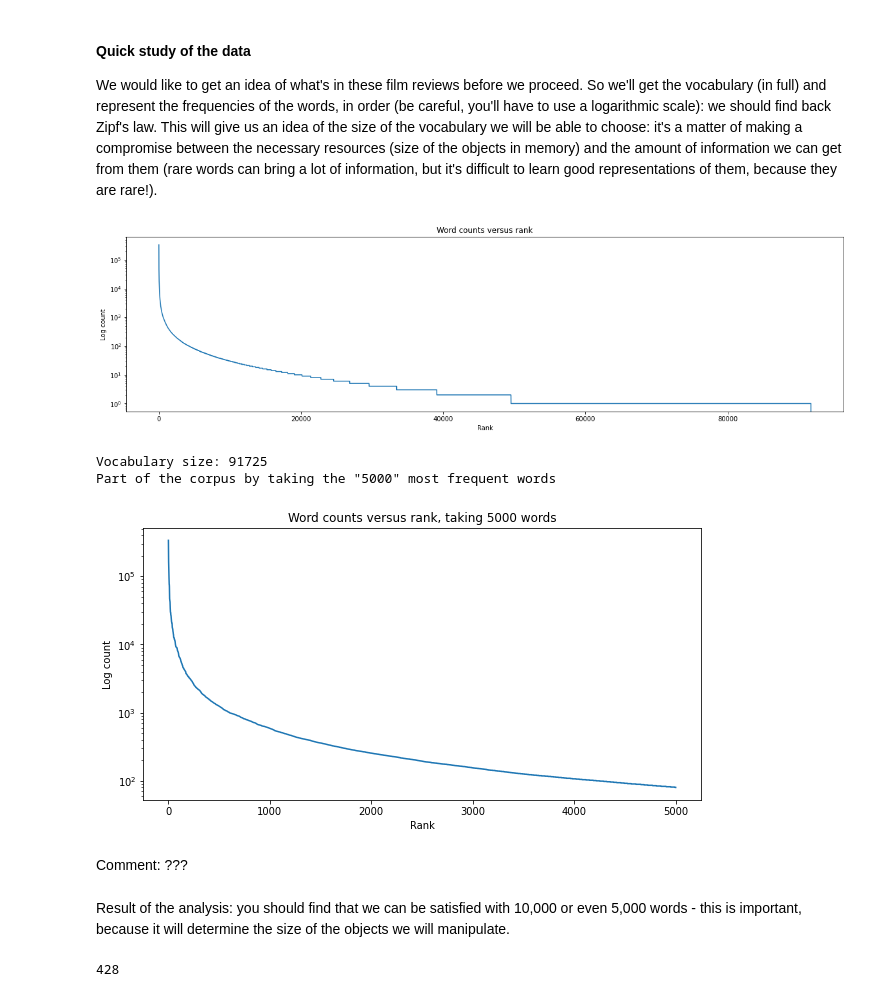
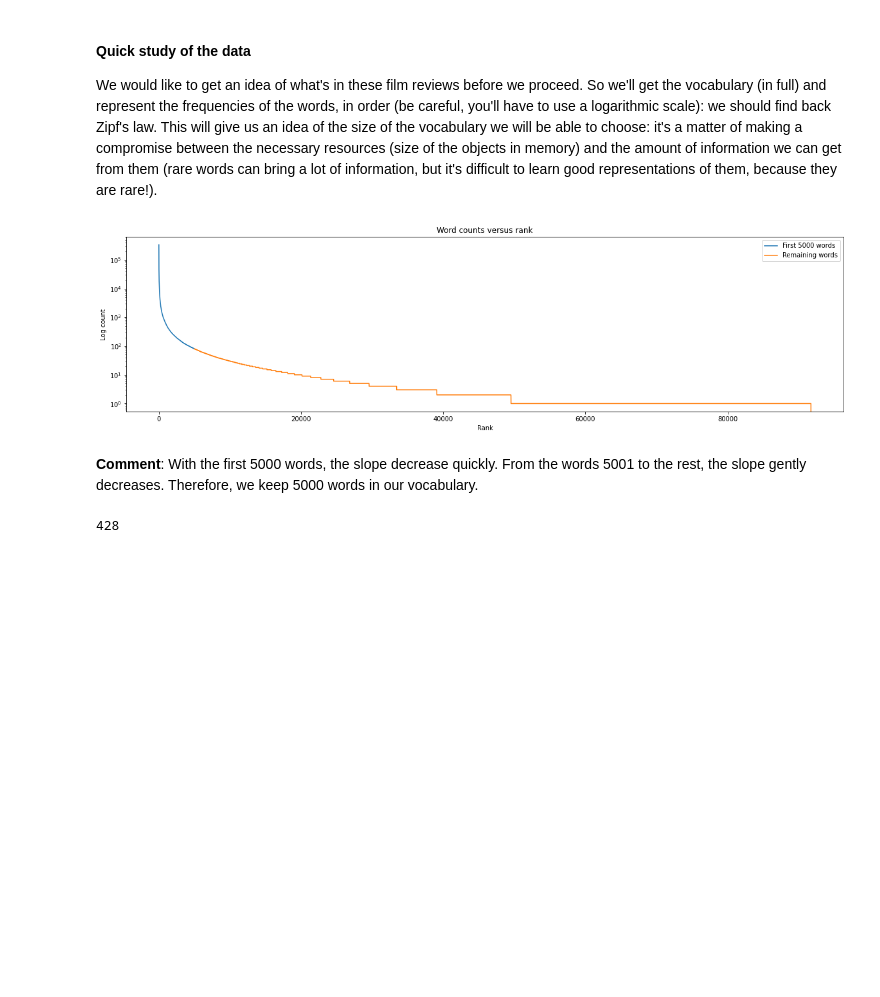
Before and after one commit to nguyenhaidang94/TextMining, a Jupyter notebook: Notebook_Dang.ipynb, the cells around one changed output. Saved outputs shown, nothing was run; the diff lists cells and outputs as text; code cells hidden in the pictures; blank space fills up the shorter version.

```diff
--- a/Notebook_Dang.ipynb
+++ b/Notebook_Dang.ipynb
@@ -898,38 +913,24 @@ We're going to work with the **imdb** data.
 We would like to get an idea of what's in these film reviews before we proceed. So we'll get the vocabulary (in full) and represent the frequencies of the words, in order (be careful, you'll have to use a logarithmic scale): we should find back Zipf's law. This will give us an idea of the size of the vocabulary we will be able to choose: it's a matter of making a compromise between the necessary resources (size of the objects in memory) and the amount of information we can get from them (rare words can bring a lot of information, but it's difficult to learn good representations of them, because they are rare!).
 # %%
 # We would like to display the curve of word frequencies given their rank (index) in the vocabulary
-vocab, word_counts = vocabulary(texts)
-ranks = np.arange(1, len(vocab)+1)
-counts = list(word_counts.values())
+# vocab, word_counts = vocabulary(texts)
+# ranks = np.arange(1, len(vocab)+1)
+# counts = list(word_counts.values())
 
+k=5000
 plt.figure(figsize=(20,5))
 plt.title('Word counts versus rank')
-plt.plot(ranks, counts)
+plt.plot(ranks[:k], counts[:k], label='First 5000 words')
+plt.plot(ranks[k:], counts[k:], label='Remaining words')
 plt.yscale('log')
 plt.xlabel("Rank")
 plt.ylabel("Log count")
+plt.legend()
 plt.show()
-
-# We would like to know how much of the data is represented by the 'k' most frequent words
-print('Vocabulary size: %i' % len(vocab))
-
-print('Part of the corpus by taking the "5000" most frequent words')
-plt.figure(figsize=(10,5))
-plt.title('Word counts versus rank, taking 5000 words')
-plt.plot(ranks[:5000], counts[:5000])
-plt.yscale('log')
-plt.xlabel("Rank")
-plt.ylabel("Log count")
-plt.show()
 # %% [output]
-[figure, old version]
+[figure, new version]
-Vocabulary size: 91725
-Part of the corpus by taking the "5000" most frequent words
-[figure, removed]
-# %% [markdown]
-Comment: ???
-# %% [markdown]
-Result of the analysis: you should find that we can be satisfied with 10,000 or even 5,000 words - this is important, because it will determine the size of the objects we will manipulate.
+# %% [markdown]
+**Comment**: With the first 5000 words, the slope decrease quickly. From the words 5001 to the rest, the slope gently decreases. Therefore, we keep 5000 words in our vocabulary.
 # %%
 vocab_5k, word_counts_5k = vocabulary(texts, 0, 5000)
 # %%
```
Also changed, not shown: parts of 27 cells of this notebook.
